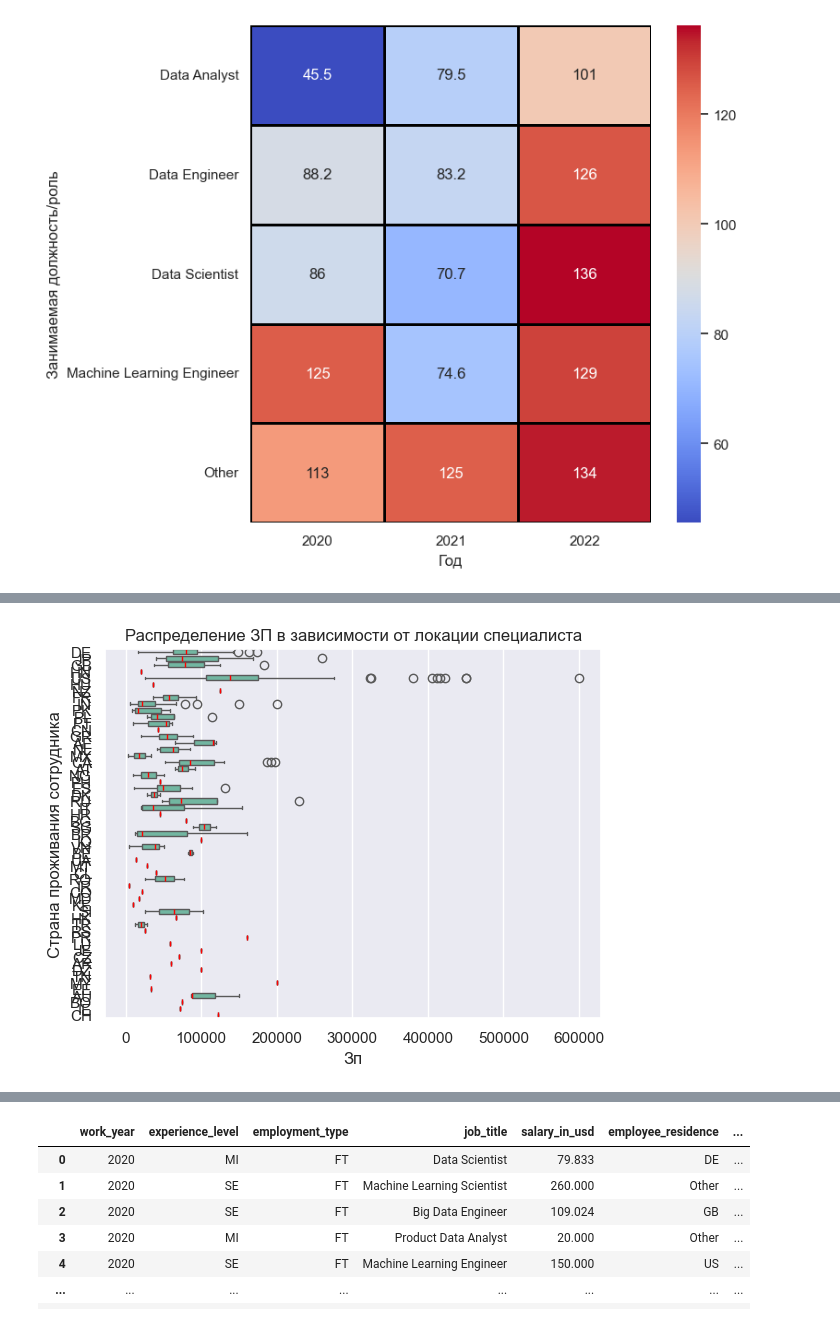
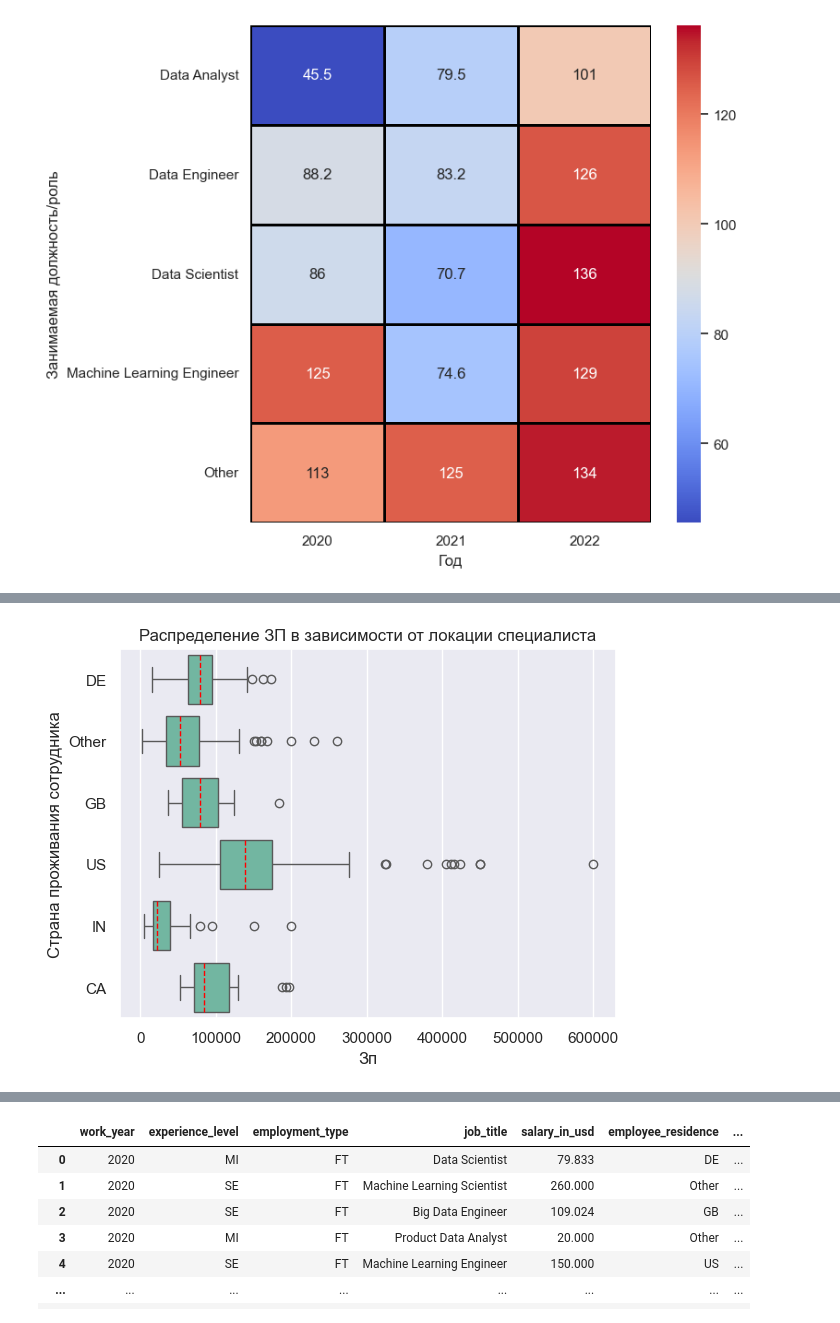
Before and after one commit to schdlr50/SF_EDA_4, a Jupyter notebook: final task.ipynb, the cells around one changed output, grey strips where cells are left out. Saved outputs shown, nothing was run; the diff lists cells and outputs as text; code cells hidden in the pictures.

```diff
--- a/final task.ipynb
+++ b/final task.ipynb
@@ -370,9 +462,9 @@ ax.set(xlabel="Год", ylabel="Занимаемая должность/роль
 # %%
-# employee_residence
-ax=sns.boxplot(data, x='salary_in_usd', y='employee_residence', orient="h", medianprops={"color":"red", "linestyle":"--"})
+# глянем рассматриваемый признак в модифицированном сэте с учётом зп
+ax=sns.boxplot(data_employee_residence_vision, x='salary_in_usd', y='employee_residence', orient="h", medianprops={"color":"red", "linestyle":"--"})
 ax.set(xlabel="Зп")
 ax.set(ylabel="Страна проживания сотрудника")
 ax.set_title("Распределение ЗП в зависимости от локации специалиста")
 plt.show()
 # %% [output]
-[figure, old version]
+[figure, new version]
```
Also changed, not shown: parts of 56 cells of this notebook.
